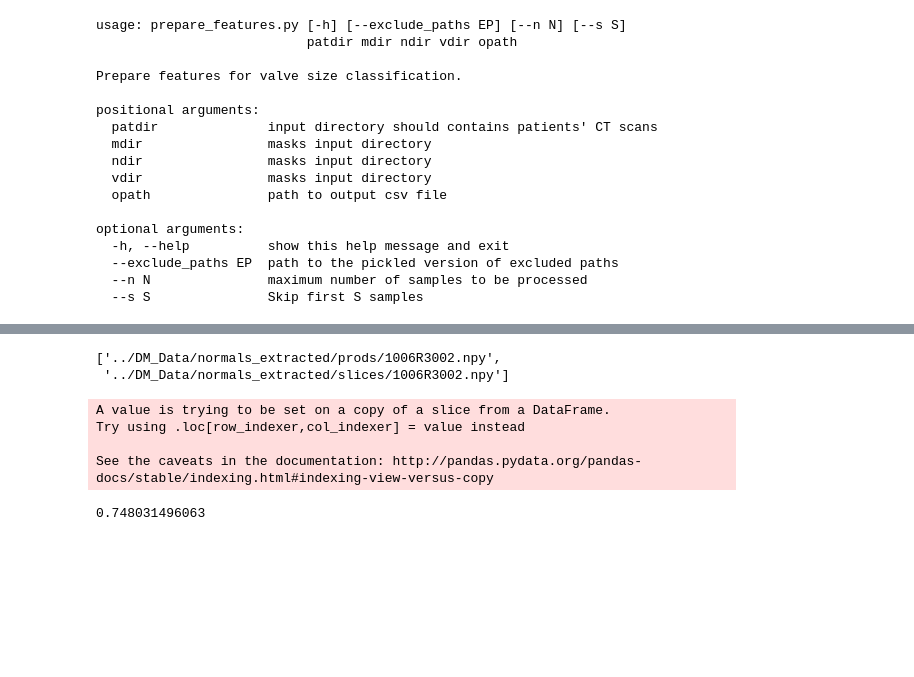
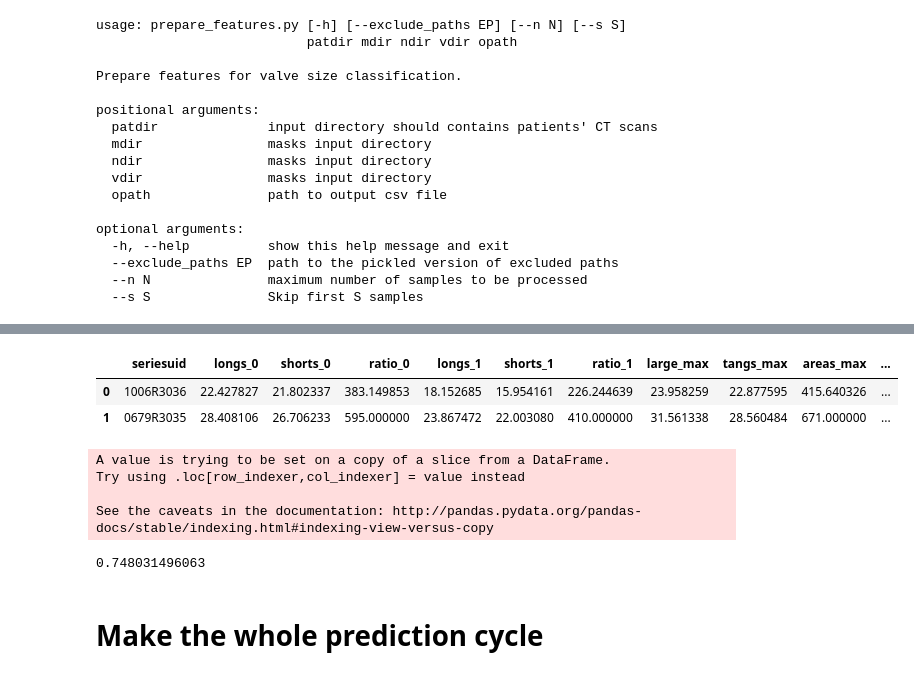
Before and after one commit to vessemer/AortaEstimation, a Jupyter notebook: demo.ipynb, the cells around one changed output, grey strips where cells are left out. Drawn from its saved outputs; the diff is of its cells as text; code cells hidden in the pictures; blank space fills up the shorter version.

```diff
--- a/demo.ipynb
+++ b/demo.ipynb
@@ -497,8 +423,9 @@ FileNotFoundError: [Errno 2] No such file or directory: '../DM_Data/normals_extr
-# %%
-glob('../DM_Data/normals_extracted/*/1006R3002.npy')
-# %% [output]
-['../DM_Data/normals_extracted/prods/1006R3002.npy',
- '../DM_Data/normals_extracted/slices/1006R3002.npy']
+# %%
+pd.read_csv('../DM_Data/features.csv')
+# %% [output]
+|  | seriesuid | longs_0 | shorts_0 | ratio_0 | longs_1 | shorts_1 | ratio_1 | large_max | tangs_max | areas_max | ... |
+| 0 | 1006R3036 | 22.427827 | 21.802337 | 383.149853 | 18.152685 | 15.954161 | 226.244639 | 23.958259 | 22.877595 | 415.640326 | ... |
+| 1 | 0679R3035 | 28.408106 | 26.706233 | 595.000000 | 23.867472 | 22.003080 | 410.000000 | 31.561338 | 28.560484 | 671.000000 | ... |
 # %%
 from sklearn.model_selection import LeaveOneOut
 from sklearn.ensemble.gradient_boosting import GradientBoostingClassifier
@@ -543,3 +470,5 @@ Try using .loc[row_indexer,col_indexer] = value instead
 
 See the caveats in the documentation: http://pandas.pydata.org/pandas-docs/stable/indexing.html#indexing-view-versus-copy
 0.748031496063
+# %% [markdown]
+# Make the whole prediction cycle
```
Also changed, not shown: parts of 12 cells of this notebook, 3 other files.
